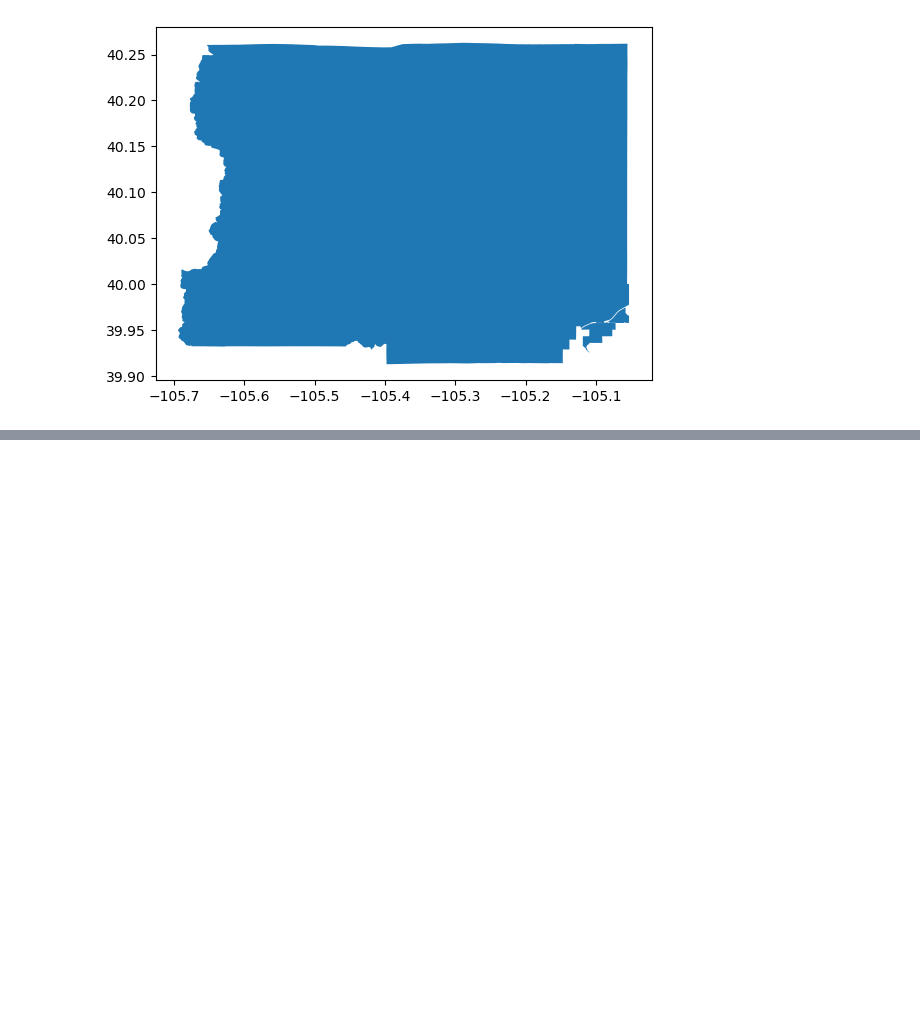
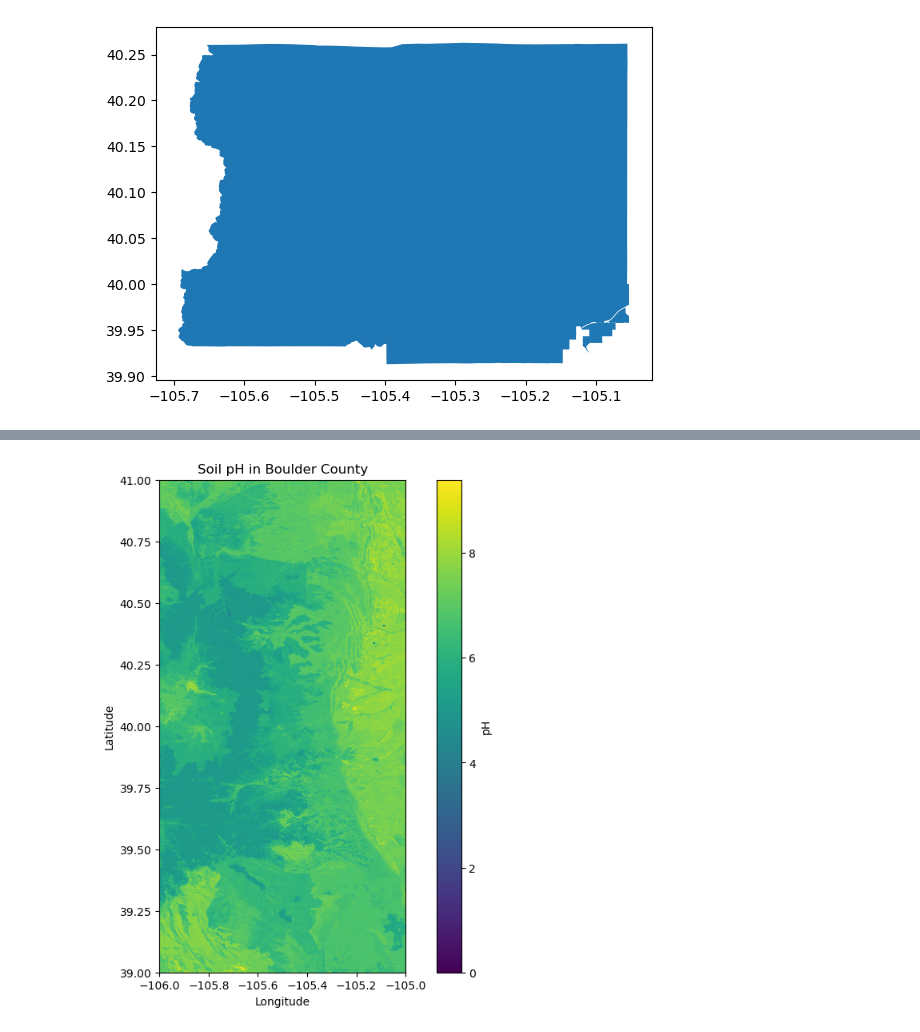
Before and after one commit to gpb3037/bluespruce, a Jupyter notebook: BoulderCountyPOLARIS.ipynb, the cells around one changed output, grey strips where cells are left out. Cells and saved outputs as stored; diff of their text form; code cells hidden in the pictures; blank space fills up the shorter version.

```diff
--- a/BoulderCountyPOLARIS.ipynb
+++ b/BoulderCountyPOLARIS.ipynb
@@ -111,0 +279,41 @@ boulder_gdf.plot()
+# %%
+# pumping info into ChatGPT
+
+import rasterio
+import numpy as np
+import matplotlib.pyplot as plt
+
+#area of interest needs to reproject to mercator
+boulder_reproject_gdf = boulder_gdf.to_crs(ccrs.Mercator())
+
+# Filepath to the merged raster file
+merged_filepath = os.path.join(download_dir, "merged_soil_data.tif")
+
+# Open the raster file
+with rasterio.open(merged_filepath) as src:
+    # Read the first band
+    data = src.read(1)
+    # Get the metadata (optional, useful for plotting with spatial context)
+    meta = src.meta
+
+# Mask no-data values (assuming -9999 is the no-data value; update if different)
+nodata_value = meta.get("nodata", -9999)
+data = np.where(data == nodata_value, np.nan, data)
+
+# Clip pH values to the range 0-16
+data = np.clip(data, 0, 16)
+
+# Plot the data
+plt.figure(figsize=(10, 8))
+plt.imshow(data, cmap="viridis", extent=(meta['transform'][2],
+                                         meta['transform'][2] + meta['width'] * meta['transform'][0],
+                                         meta['transform'][5] + meta['height'] * meta['transform'][4],
+                                         meta['transform'][5]),
+           origin="upper")
+plt.colorbar(label="pH")
+plt.title("Soil pH in Boulder County")
+plt.xlabel("Longitude")
+plt.ylabel("Latitude")
+plt.show()
+# %% [output]
+[figure, added]
```
Also changed, not shown: parts of 11 cells of this notebook, 3 other files.
